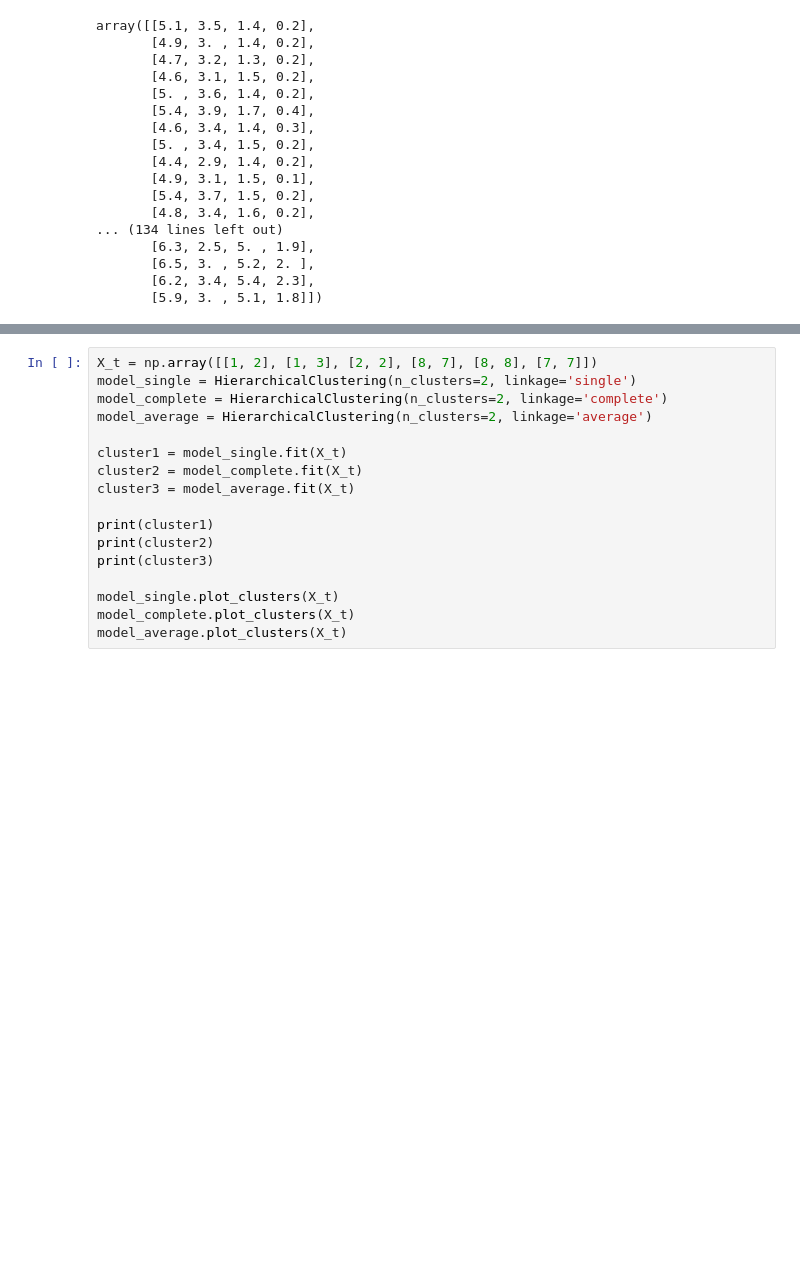
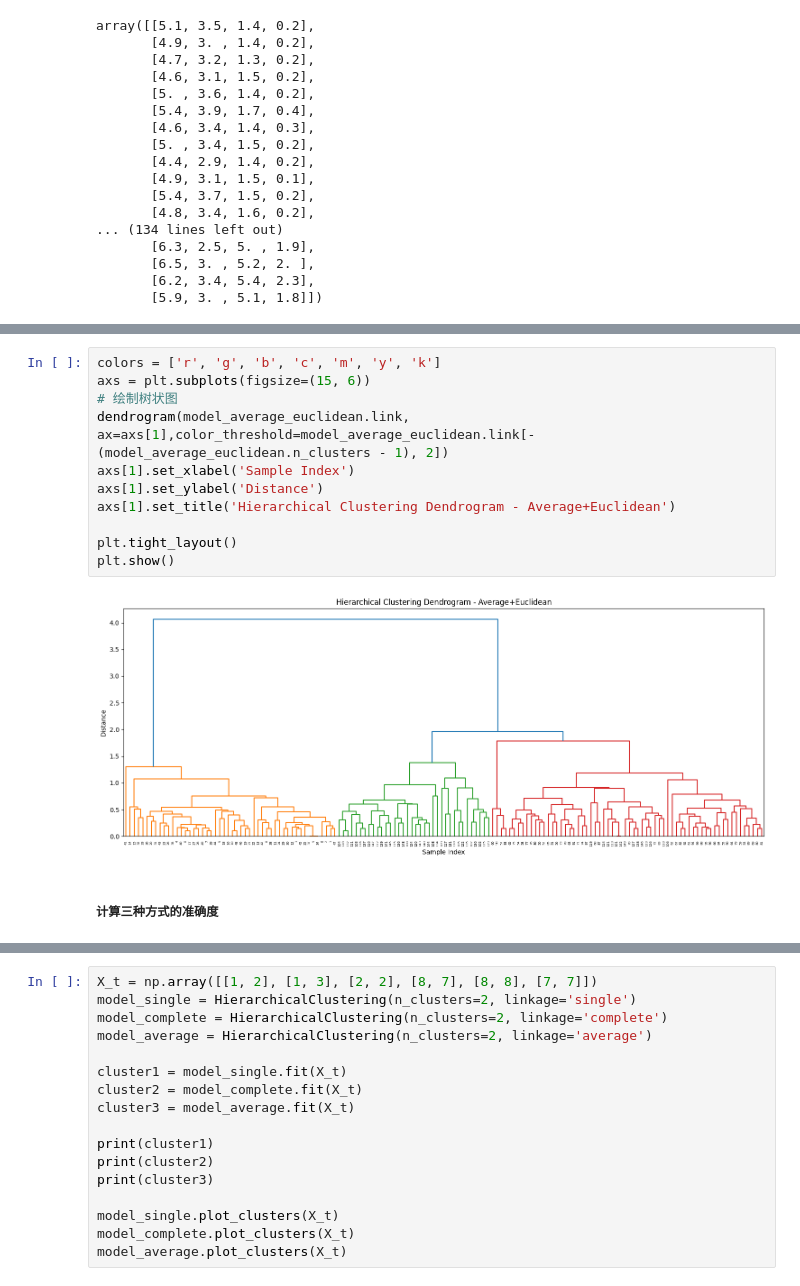
Before and after one commit to deidei1210/Data-Analysis-and-Data-Mining-2024-Spring, a Jupyter notebook: hw3-Cluster/2051498-储岱泽.ipynb, the cells around one changed output, grey strips where cells are left out. Drawn from its saved outputs; the diff is of its cells as text; blank space fills up the shorter version.

```diff
--- a/hw3-Cluster/2051498-储岱泽.ipynb
+++ b/hw3-Cluster/2051498-储岱泽.ipynb
@@ -403,0 +401,15 @@ plt.show()
+# %%
+colors = ['r', 'g', 'b', 'c', 'm', 'y', 'k']
+axs = plt.subplots(figsize=(15, 6))
+# 绘制树状图
+dendrogram(model_average_euclidean.link, ax=axs[1],color_threshold=model_average_euclidean.link[-(model_average_euclidean.n_clusters - 1), 2])
+axs[1].set_xlabel('Sample Index')
+axs[1].set_ylabel('Distance')
+axs[1].set_title('Hierarchical Clustering Dendrogram - Average+Euclidean')
+
+plt.tight_layout()
+plt.show()
+# %% [output]
+[figure, added]
+# %% [markdown]
+##### 计算三种方式的准确度
```
Also changed, not shown: parts of 59 cells of this notebook.
